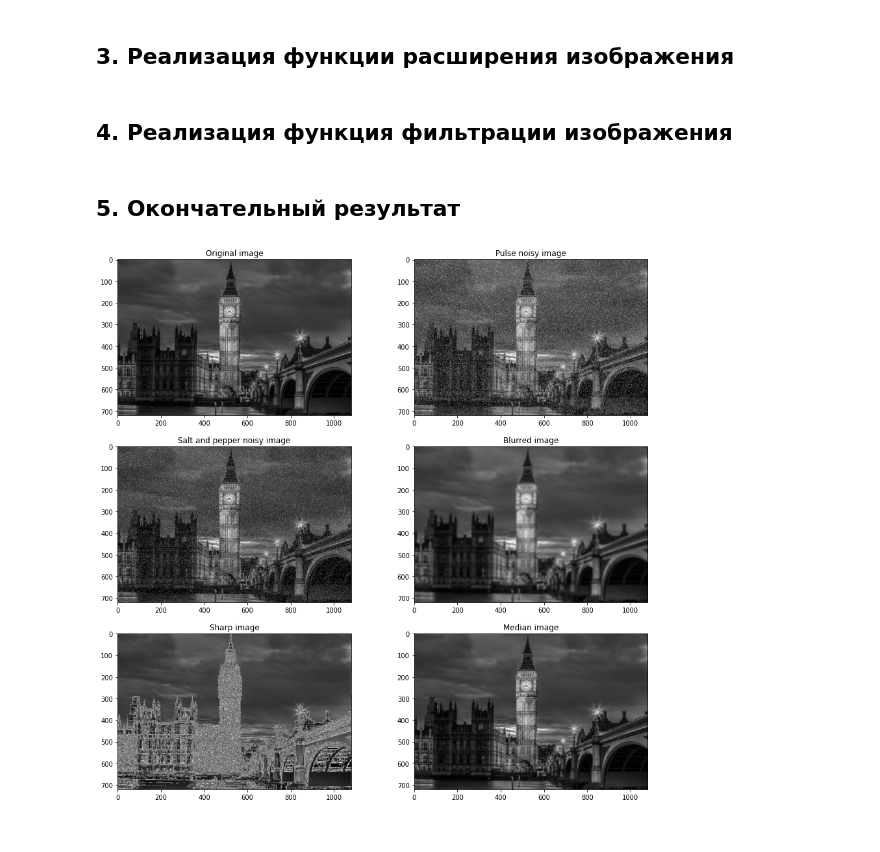
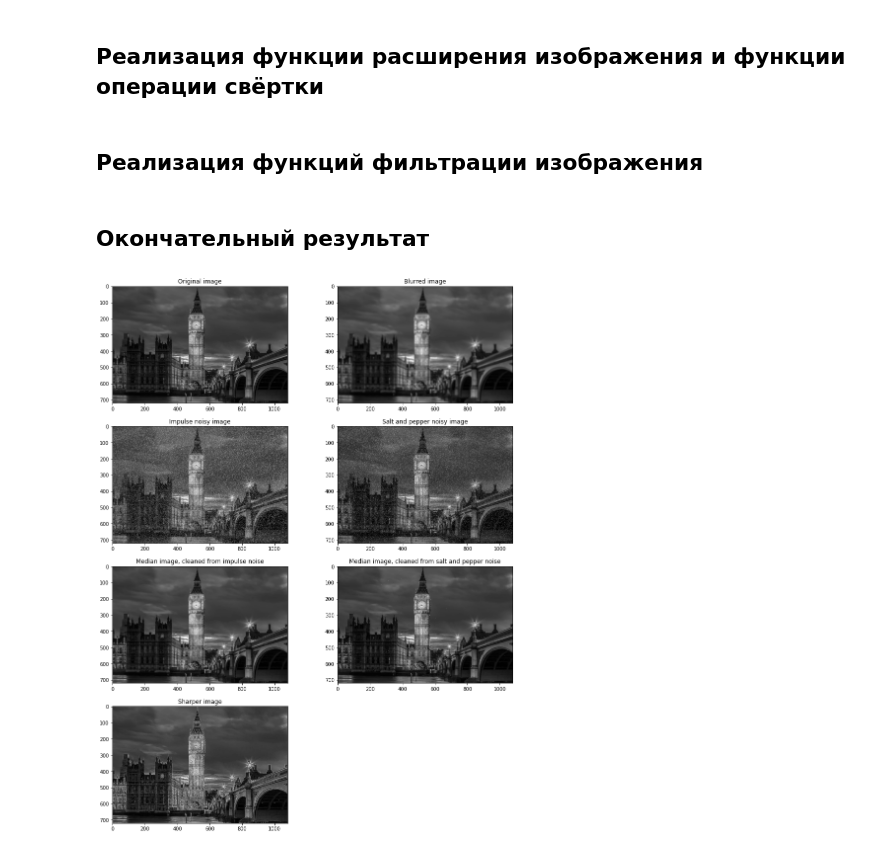
Before and after one commit to yudzu/ComputerVision, a Jupyter notebook: Prac1.ipynb, the cells around one changed output. Cells and saved outputs as stored; diff of their text form; code cells hidden in the pictures.

```diff
--- a/Prac1.ipynb
+++ b/Prac1.ipynb
@@ -44,5 +47,5 @@ Data type of image is: uint8
 # %%
-def pulse_noise_generator(img):
+def impulse_noise_generator(img):
     """
     Осуществляет заполнение изображения импульсным шумом
 
@@ -59,6 +62,7 @@ def pulse_noise_generator(img):
                 noisy_img[i, j] = 255
 
     return noisy_img
+
 
 def salt_and_pepper_noise_generator(img):
     """
@@ -78,14 +82,14 @@ def salt_and_pepper_noise_generator(img):
 
     return noisy_img
 
-pulse_noisy_img = pulse_noise_generator(img)
+impulse_noisy_img = impulse_noise_generator(img)
 salt_and_pepper_noisy_img = salt_and_pepper_noise_generator(img)
 
-plt.imshow(pulse_noisy_img, cmap='gray')
+plt.imshow(impulse_noisy_img, cmap='gray')
 plt.title("Pulse noisy image")
 plt.show()
 
-print(pulse_noisy_img)
+print(impulse_noisy_img)
 
 plt.imshow(salt_and_pepper_noisy_img, cmap='gray')
 plt.title("Salt and pepper noisy image")
@@ -112,5 +116,5 @@ print(salt_and_pepper_noisy_img)
 # %% [markdown]
-## 3. Реализация функции расширения изображения
+## Реализация функции расширения изображения и функции операции свёртки
 # %%
 def image_expansion(img, kernel_dimension=3):
     """
@@ -144,5 +168,5 @@ def image_expansion(img, kernel_dimension=3):
 # %% [markdown]
-## 4. Реализация функция фильтрации изображения
+## Реализация функций фильтрации изображения
 # %%
 def blur_filter(img, kernel_dimension=3):
     """
@@ -208,34 +237,38 @@ def median_filter(img, kernel_dimension=3):
 
     return median_img
 # %% [markdown]
-## 5. Окончательный результат
+## Окончательный результат
 # %%
-plt.figure(figsize=[15, 15])
+plt.figure(figsize=[15, 20])
 
-plt.subplot(321)
+plt.subplot(421)
 plt.imshow(img, cmap='gray')
 plt.title("Original image")
 
-plt.subplot(322)
-plt.imshow(pulse_noisy_img, cmap='gray')
-plt.title("Pulse noisy image")
+plt.subplot(422)
+plt.imshow(blur_filter(img, 9), cmap='gray')
+plt.title("Blurred image")
 
-plt.subplot(323)
+plt.subplot(423)
+plt.imshow(impulse_noisy_img, cmap='gray')
+plt.title("Impulse noisy image")
+
+plt.subplot(424)
 plt.imshow(salt_and_pepper_noisy_img, cmap='gray')
 plt.title("Salt and pepper noisy image")
 
-plt.subplot(324)
-plt.imshow(blur_filter(img, 9), cmap='gray')
-plt.title("Blurred image")
+plt.subplot(425)
+plt.imshow(median_filter(impulse_noisy_img, 5), cmap='gray')
+plt.title("Median image, cleaned from impulse noise")
 
-plt.subplot(325)
+plt.subplot(426)
+plt.imshow(median_filter(salt_and_pepper_noisy_img), cmap='gray')
+plt.title("Median image, cleaned from salt and pepper noise")
+
+plt.subplot(427)
 plt.imshow(sharp_filter(img), cmap='gray')
-plt.title("Sharp image")
-
-plt.subplot(326)
-plt.imshow(median_filter(salt_and_pepper_noisy_img), cmap='gray')
-plt.title("Median image")
+plt.title("Sharper image")
 
 plt.show()
 # %% [output]
-[figure, old version]
+[figure, new version]
```
Also changed, not shown: parts of 9 cells of this notebook, 1 other file.
